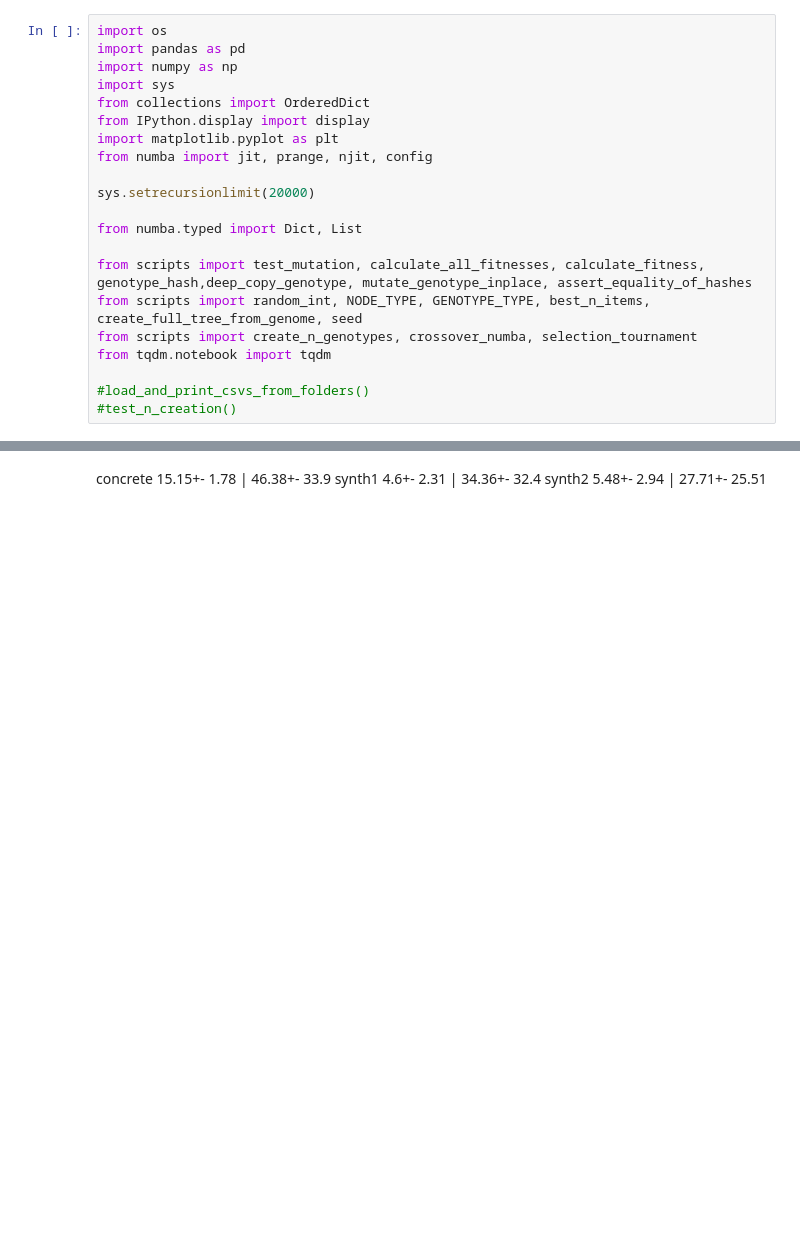
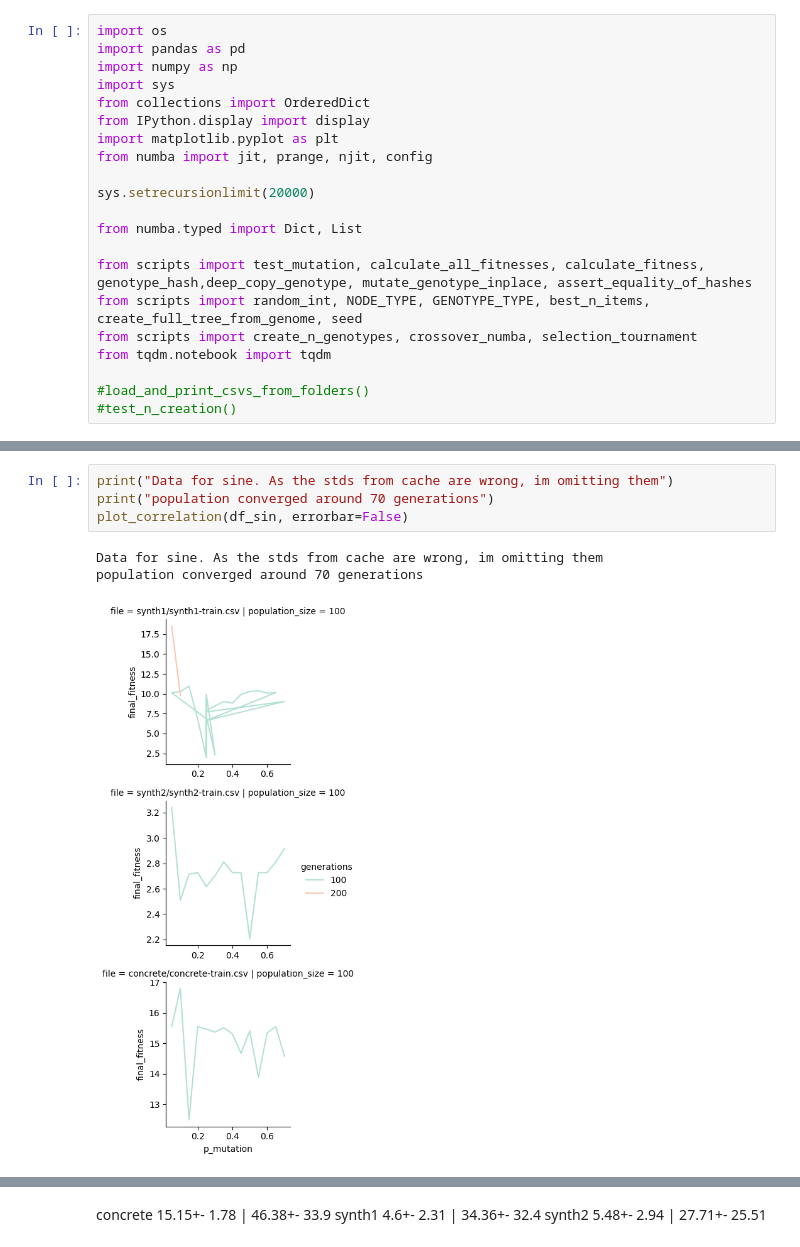
Before and after one commit to diogoneiss/Structured-Grammar-Evolution-in-Numba, a Jupyter notebook: analysis.ipynb, the cells around one changed output, grey strips where cells are left out. Drawn from its saved outputs; the diff is of its cells as text; blank space fills up the shorter version.

```diff
--- a/analysis.ipynb
+++ b/analysis.ipynb
@@ -118,0 +114,8 @@ plot_correlation(df_cache, 200)
+# %%
+print("Data for sine. As the stds from cache are wrong, im omitting them")
+print("population converged around 70 generations")
+plot_correlation(df_sin, errorbar=False)
+# %% [output]
+Data for sine. As the stds from cache are wrong, im omitting them
+population converged around 70 generations
+[figure, added]
```
Also changed, not shown: parts of 6 cells of this notebook, 3 other files.
